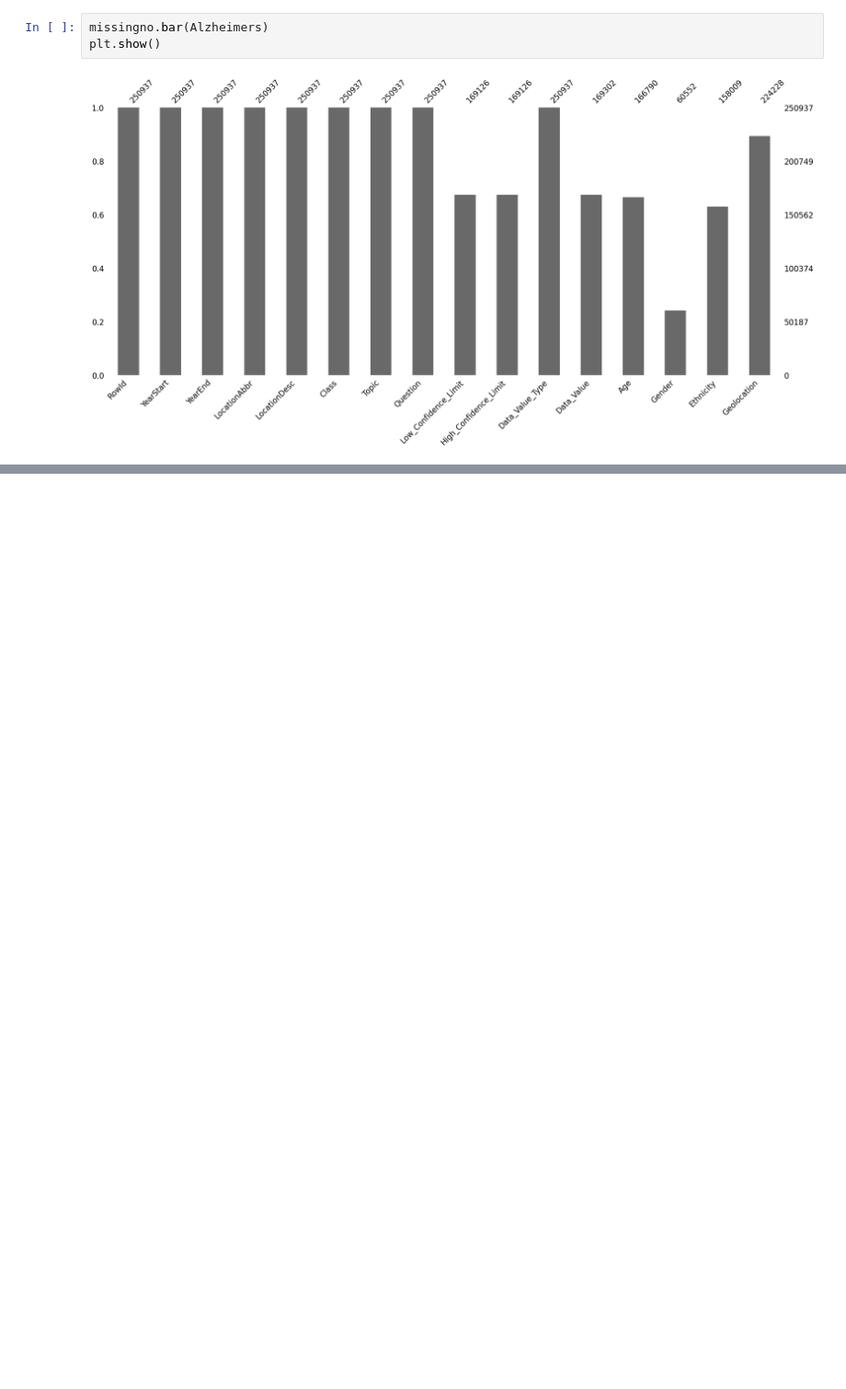
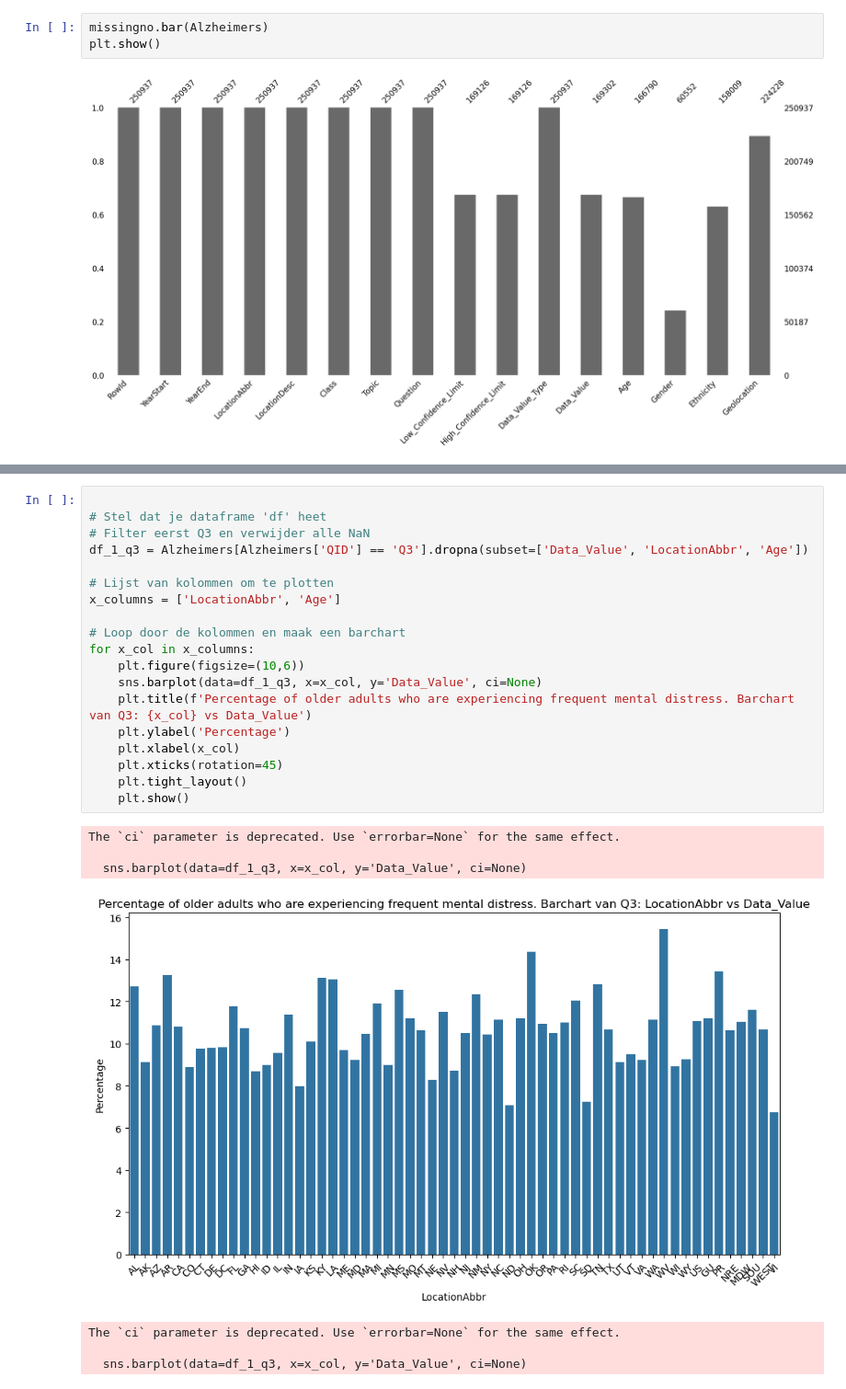
Before and after one commit to SimoneSanne/MSB1015-SV, a Jupyter notebook: Dataset 1 Alzheimer.ipynb, the cells around one changed output, grey strips where cells are left out. Shown at 92% size. Saved outputs shown, nothing was run; the diff lists cells and outputs as text; blank space fills up the shorter version.

```diff
--- a/Dataset 1 Alzheimer.ipynb
+++ b/Dataset 1 Alzheimer.ipynb
@@ -230,0 +354,27 @@ plt.show()
+# %%
+
+# Stel dat je dataframe 'df' heet
+# Filter eerst Q3 en verwijder alle NaN
+df_1_q3 = Alzheimers[Alzheimers['QID'] == 'Q3'].dropna(subset=['Data_Value', 'LocationAbbr', 'Age'])
+
+# Lijst van kolommen om te plotten
+x_columns = ['LocationAbbr', 'Age']
+
+# Loop door de kolommen en maak een barchart
+for x_col in x_columns:
+    plt.figure(figsize=(10,6))
+    sns.barplot(data=df_1_q3, x=x_col, y='Data_Value', ci=None)
+    plt.title(f'Percentage of older adults who are experiencing frequent mental distress. Barchart van Q3: {x_col} vs Data_Value')
+    plt.ylabel('Percentage')
+    plt.xlabel(x_col)
+    plt.xticks(rotation=45)
+    plt.tight_layout()
+    plt.show()
+# %% [output]
+The `ci` parameter is deprecated. Use `errorbar=None` for the same effect.
+
+  sns.barplot(data=df_1_q3, x=x_col, y='Data_Value', ci=None)
+[figure, added]
+The `ci` parameter is deprecated. Use `errorbar=None` for the same effect.
+
+  sns.barplot(data=df_1_q3, x=x_col, y='Data_Value', ci=None)
```
Also changed, not shown: parts of 7 cells of this notebook.
